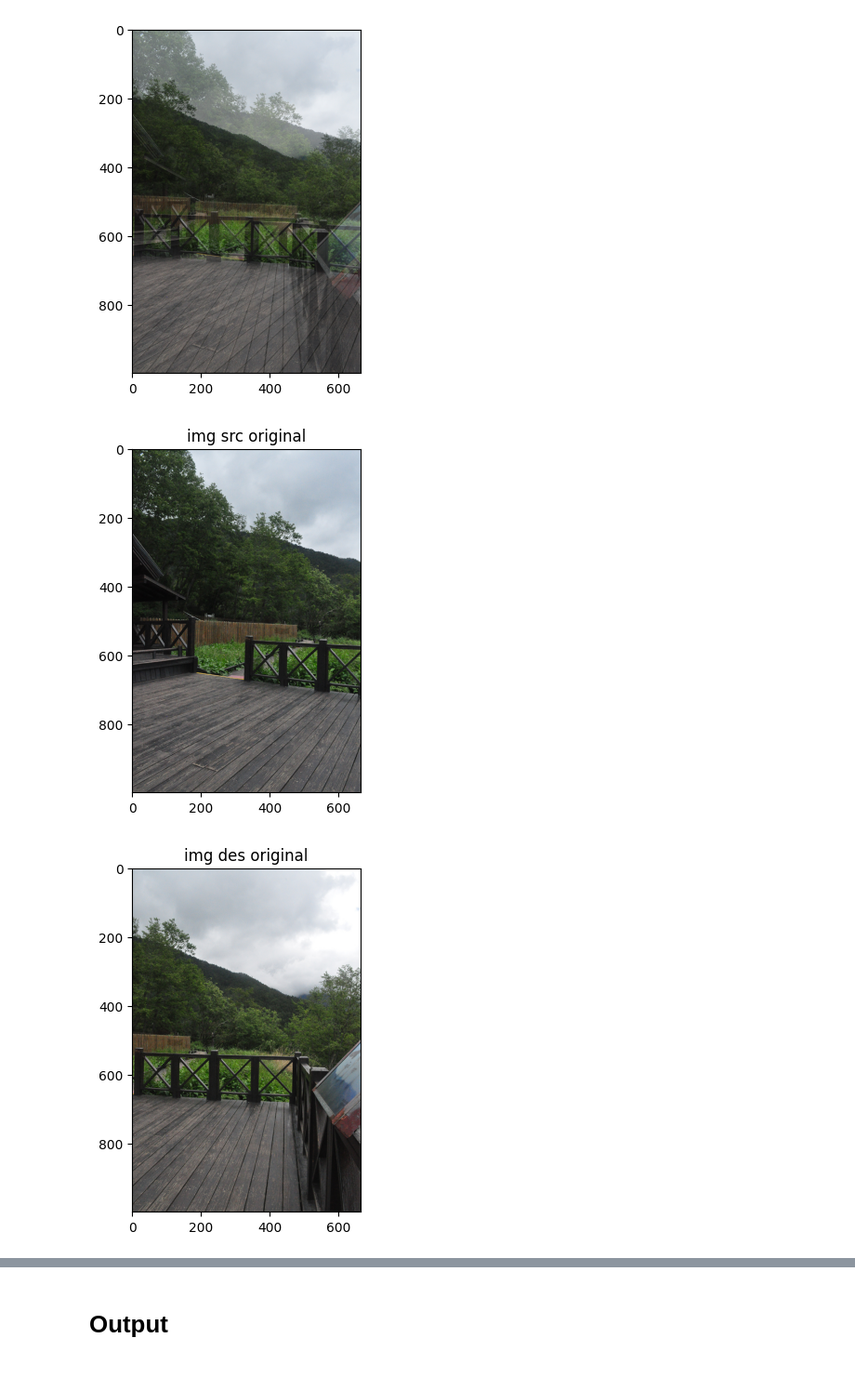
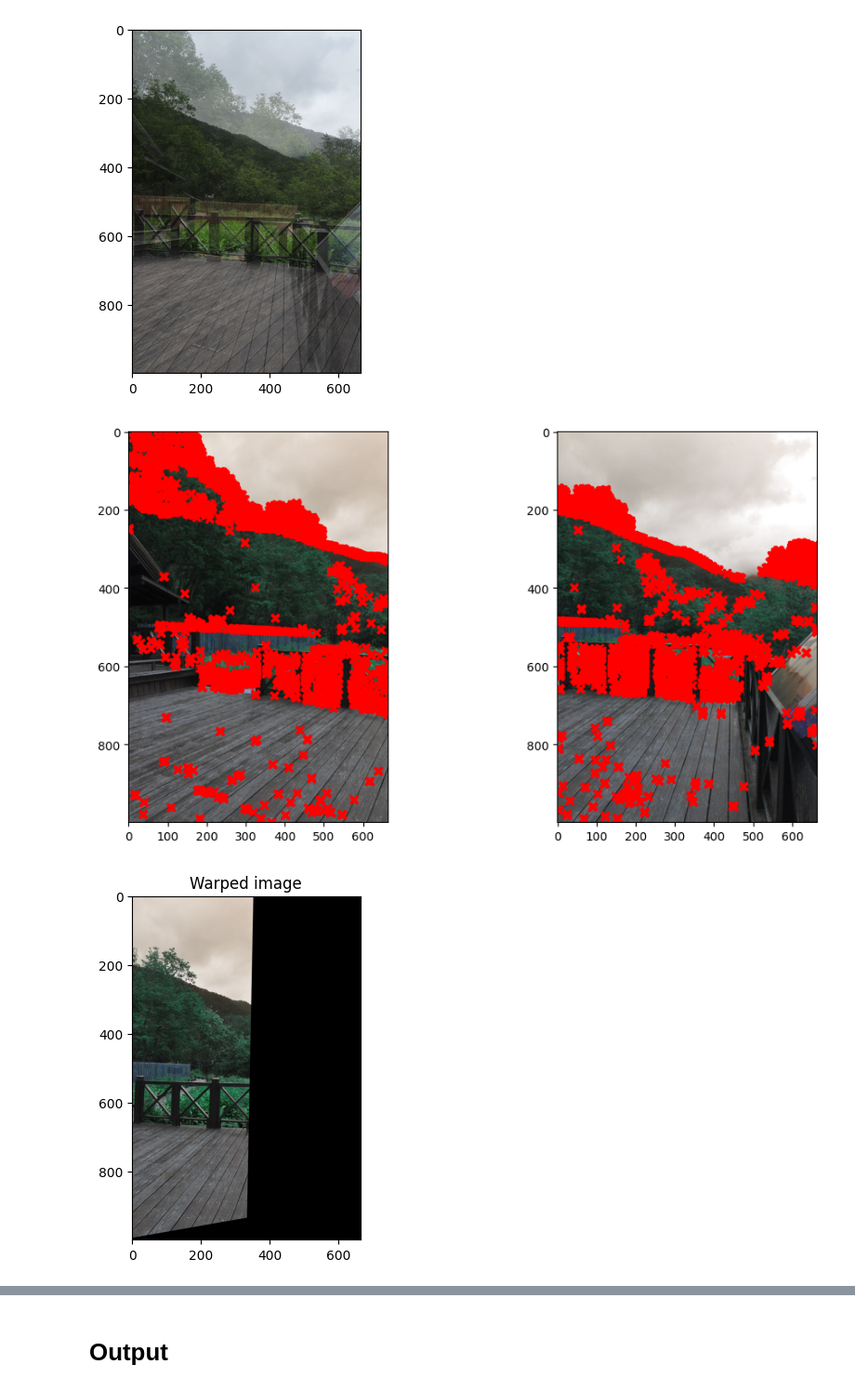
Before and after one commit to Raichuu41/3d-cv-image-stitching, a Jupyter notebook: src/harris_coner_detector.ipynb, the cells around one changed output, grey strips where cells are left out. Shown at 93% size. Saved outputs shown, nothing was run; the diff lists cells and outputs as text; code cells hidden in the pictures.

Commit message:
harris conner detector

```diff
--- a/src/harris_coner_detector.ipynb
+++ b/src/harris_coner_detector.ipynb
@@ -317,16 +67,0 @@ def plot_matches(img1, img2, keypoints1, keypoints2, matches):
-# %%
-features = {}
-features["view1"] = create_descriptors(VIEW1, *KEY_POINTS['view1'], patch_size=8, cell_size=4)
-features["view2"] = create_descriptors(VIEW2, *KEY_POINTS['view2'], patch_size=8, cell_size=4)
-
-matches, match_distances = match_keypoints(features["view1"], features["view2"])
-
-# sort matches by distance
-sorted_matches = np.argsort(match_distances)
-
-# choose k best matches
-k = 5
-top_k_matches = matches[sorted_matches[:k]]
-
-# visualize
-plot_matches(VIEW1, VIEW1, KEY_POINTS["view1"][0], KEY_POINTS["view2"][0], top_k_matches)
@@ -374,12 +107,14 @@ def stitching_images_harris_test():
     # Load images. CV2 reads in BGR format
     img_src = cv2.imread("data/xue-mountain/01.jpg", cv2.IMREAD_UNCHANGED)
     img_des = cv2.imread("data/xue-mountain/02.jpg", cv2.IMREAD_UNCHANGED)
-    plt.imshow(cv2.cvtColor(img_src, cv2.COLOR_BGR2RGB))
-    plt.title('img src original')
-    plt.show()
-    plt.imshow(cv2.cvtColor(img_des, cv2.COLOR_BGR2RGB))
-    plt.title('img des original')
-    plt.show()
+
+    # plt.imshow(cv2.cvtColor(img_src, cv2.COLOR_BGR2RGB))
+    # plt.title('img src original')
+    # plt.show()
+    # plt.imshow(cv2.cvtColor(img_des, cv2.COLOR_BGR2RGB))
+    # plt.title('img des original')
+    # plt.show()
+
     # Normalize values, change data type
     img_src_norm = img_src / np.max(img_src)
     img_des_norm = img_des / np.max(img_des)
@@ -404,21 +139,16 @@ def stitching_images_harris_test():
     plt.title('gray des')
     plt.show()
     """
-    # Find Harris corners in the source image
-    src_corners = cv2.cornerHarris(gray_src, 2, 3, 0.04)
-    src_corners = cv2.dilate(src_corners, None)
 
-    # Find Harris corners in the destination image
-    des_corners = cv2.cornerHarris(gray_des, 2, 3, 0.04)
-    des_corners = cv2.dilate(des_corners, None)
+    imgs = [gray_src, gray_des]
+    keypoints = [src_keypoints, des_keypoints] = harris_coner_detector(imgs,
+                                                        blockSize = 2,
+                                                        ksize = 3,
+                                                        k_harris_parameter=0.04,
+                                                        threshold=0.01)
 
-    # Find feature points in the source image
-    src_points = np.argwhere(src_corners > 0.01 * src_corners.max())
-    src_keypoints = [cv2.KeyPoint(float(x[1]), float(x[0]), 1) for x in src_points]
 
-    # Find feature points in the destination image
-    des_points = np.argwhere(des_corners > 0.01 * des_corners.max())
-    des_keypoints = [cv2.KeyPoint(float(x[1]), float(x[0]), 1) for x in des_points]
+    plot_keypoints([img_src, img_des], keypoints)
 
     # Detect descriptors using SIFT
     sift = cv2.SIFT_create()
@@ -441,32 +171,32 @@ def stitching_images_harris_test():
     des_points = np.float32([des_keypoints[m.trainIdx].pt for m in matches]).reshape(-1, 1, 2)
 
     # Compute homography matrix using RANSAC
     H, mask = cv2.findHomography(src_points, des_points, cv2.RANSAC, 10.0)
 
     # Warp the source image to align with the destination image
     img_warped = cv2.warpPerspective(img_src, H, (img_des.shape[1], img_des.shape[0]))
     plt.imshow(img_warped)
     plt.title('Warped image')
     plt.show()
 
     # Combine the two images into a panorama
     panorama = np.zeros((max(img_des.shape[0], img_warped.shape[0]), img_des.shape[1] + img_warped.shape[1], 3), dtype=np.uint8)
     panorama[:img_des.shape[0], :img_des.shape[1], :] = img_des
     panorama[:img_warped.shape[0], img_des.shape[1]:, :] = img_warped
 
     # Blend the two images in the panorama
     alpha = 0.5
     panorama = cv2.addWeighted(panorama[:, :img_des.shape[1], :], alpha, panorama[:, img_des.shape[1]:, :], 1 - alpha, 0)
 
     # Fix the color channels of the blended image
     panorama = cv2.cvtColor(panorama, cv2.COLOR_BGR2RGB)
 
     return panorama
 
 HARRIS_IMAGE_RESULT = stitching_images_harris_test()
 plt.imshow(HARRIS_IMAGE_RESULT)
 plt.title('Panorama result')
 plt.show()
 # %% [output]
-[figure, old version]
+[figure, new version]
-[figure, old version]
+[figure, new version]
```
Also changed, not shown: parts of 11 cells of this notebook.
